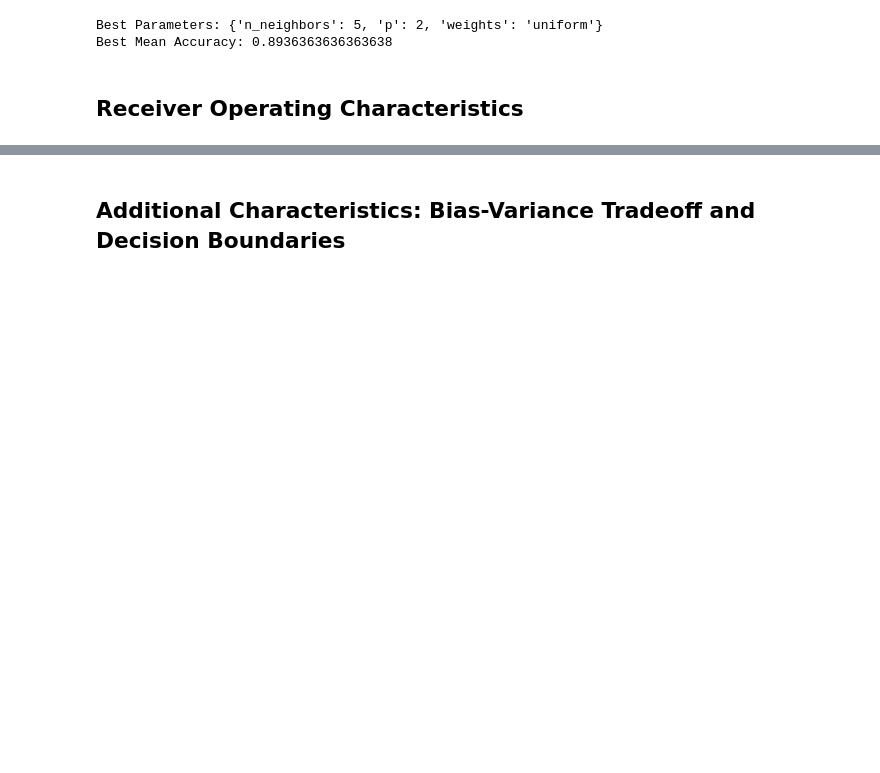
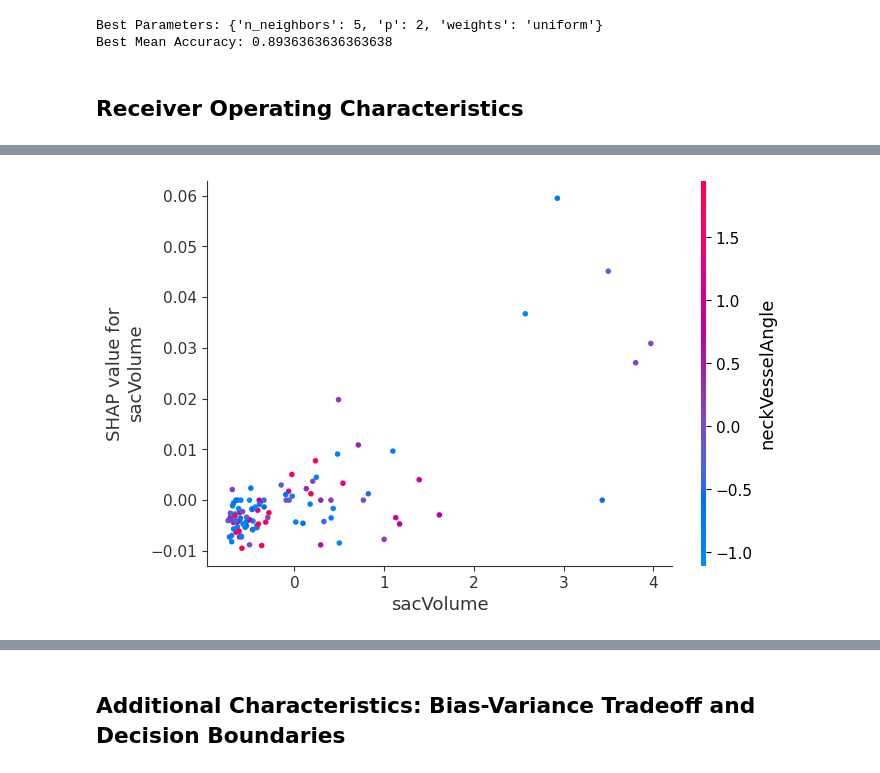
Before and after one commit to shrinitbabel/Aneurysm-CFD-Supervised-Clustering, a Jupyter notebook: Aneurysm_Prediction.ipynb, the cells around one changed output, grey strips where cells are left out. Drawn from its saved outputs; the diff is of its cells as text; code cells hidden in the pictures; blank space fills up the shorter version.

```diff
--- a/Aneurysm_Prediction.ipynb
+++ b/Aneurysm_Prediction.ipynb
@@ -430,0 +494,5 @@ plt.show()
+# %%
+# Dependency plot for a specific feature (e.g., sacVolume)
+shap.dependence_plot('sacVolume', shap_values[1], X, feature_names=data_encoded.columns)
+# %% [output]
+[figure, added]
```
Also changed, not shown: parts of 13 cells of this notebook, 1 other file.
